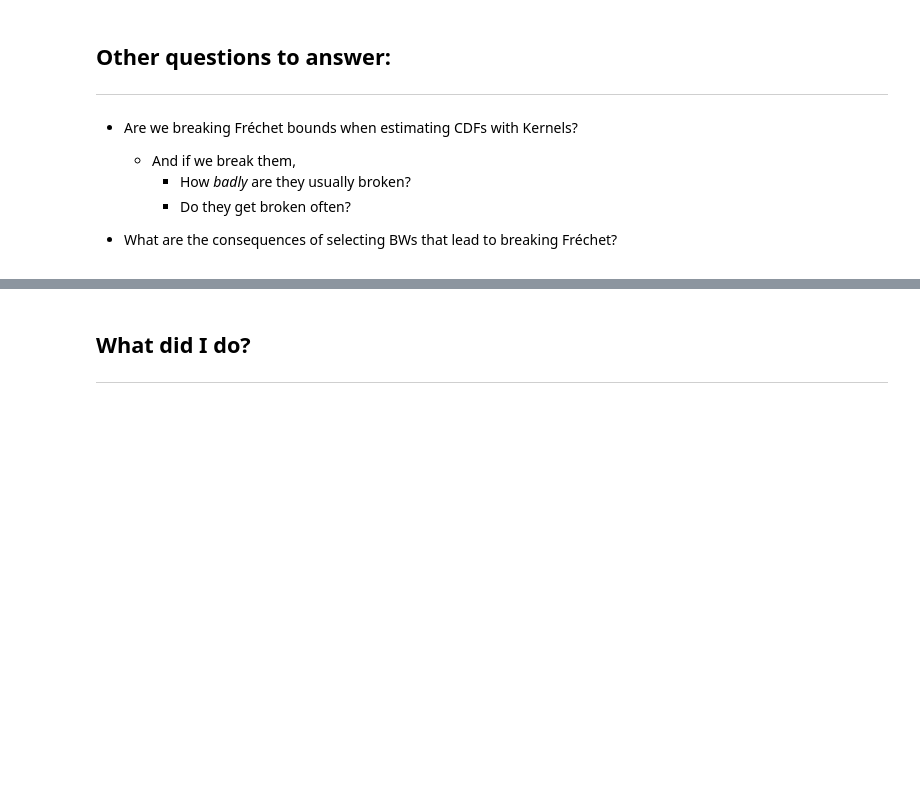
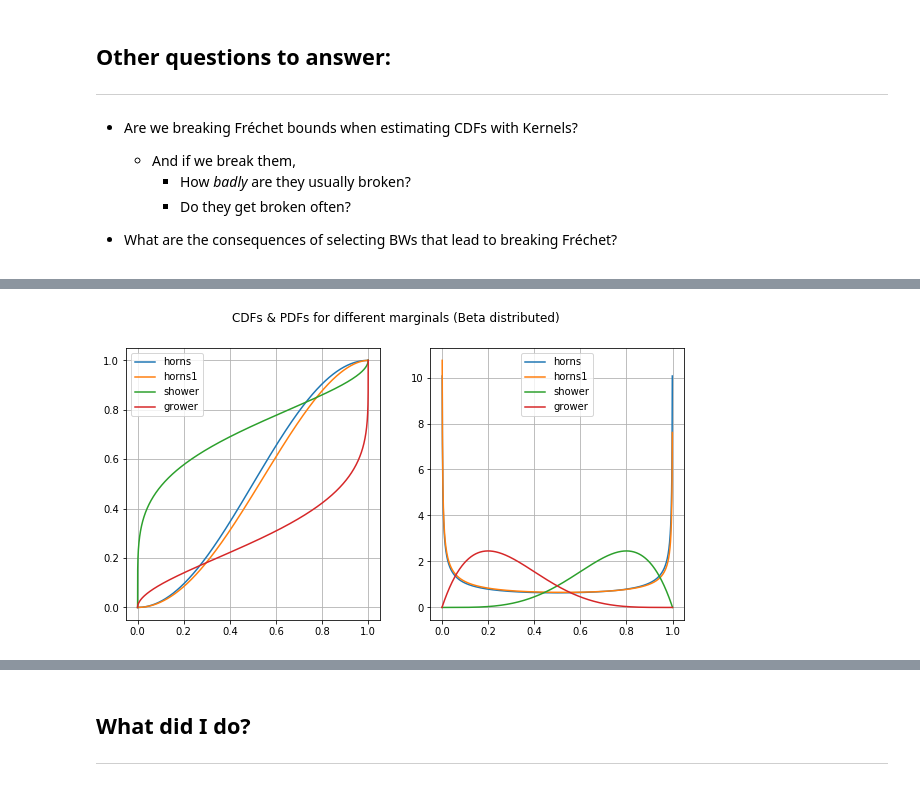
Before and after one commit to lia-statsletters/notebooks, a Jupyter notebook: mv_kecdf_frechet.ipynb, the cells around one changed output, grey strips where cells are left out. Drawn from its saved outputs; the diff is of its cells as text; code cells hidden in the pictures; blank space fills up the shorter version.

```diff
--- a/mv_kecdf_frechet.ipynb
+++ b/mv_kecdf_frechet.ipynb
@@ -79,0 +209,21 @@ There are different methods for BW selection, many based on some kind of optimiz
+# %%
+n=1000
+distr=spst.beta #<-- From SciPy
+smpl=np.linspace(0,1,num=n)
+params={'horns':(0.5,0.5),'horns1':(0.5,0.55),
+        'shower':(5.,2.),'grower':(2.,5.)}
+
+v_type=f'{"c"*len(params)}' #<-- Statsmodels wants to know if data is
+                            # continuous (c)
+                            # discrete ordered (o)
+                            # discrete unordered (u)
+
+fig, ax = plt.subplots(1,2,figsize=(10,5))
+list(map(lambda x: ax[0].plot(distr.cdf(smpl,*x),smpl) , params.values()))
+list(map(lambda x: ax[1].plot(smpl,distr.pdf(smpl,*x)) , params.values()))
+ax[0].legend(list(params.keys()));ax[1].legend(list(params.keys()))
+ax[0].grid(); ax[1].grid()
+fig.suptitle(f'CDFs & PDFs for different marginals (Beta distributed)')
+plt.show()
+# %% [output]
+[figure, added]
```
Also changed, not shown: parts of 24 cells of this notebook, 2 other files.
